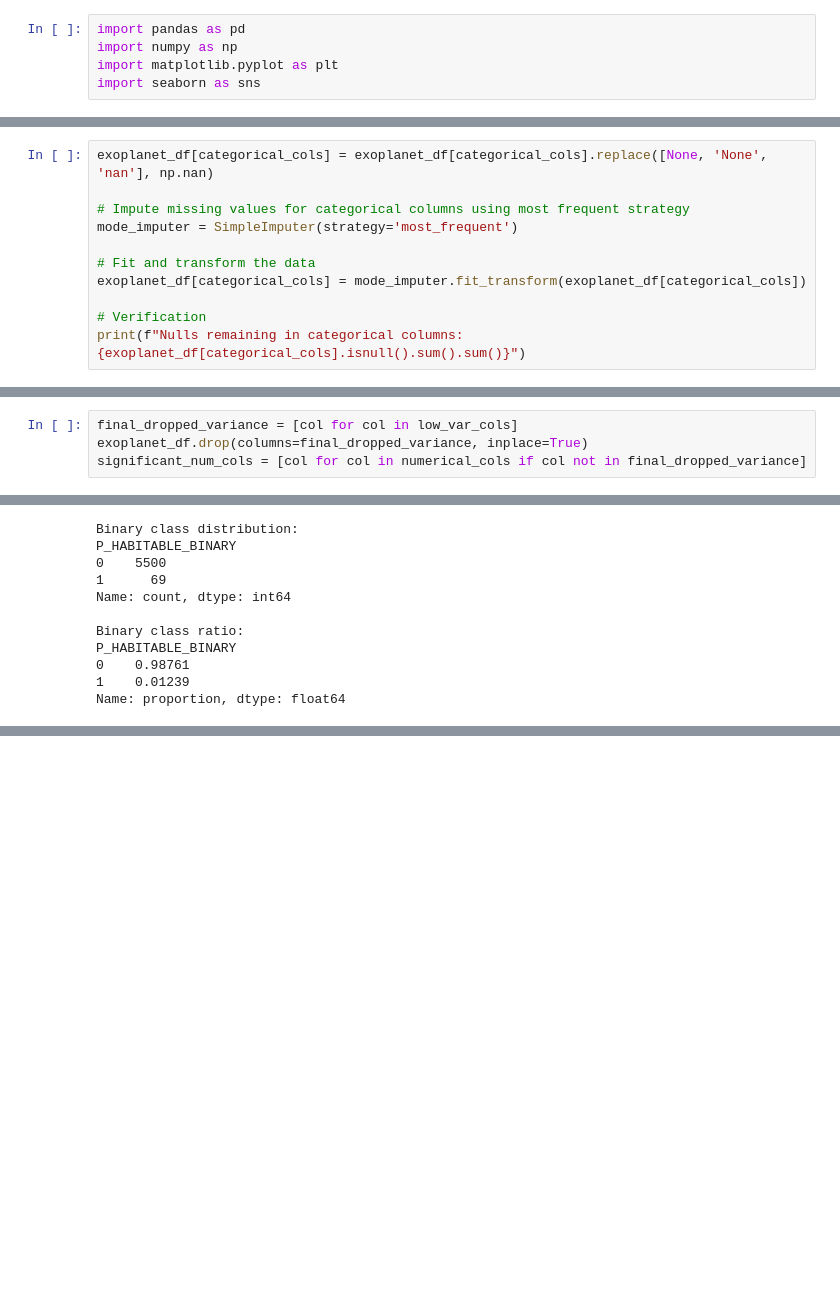
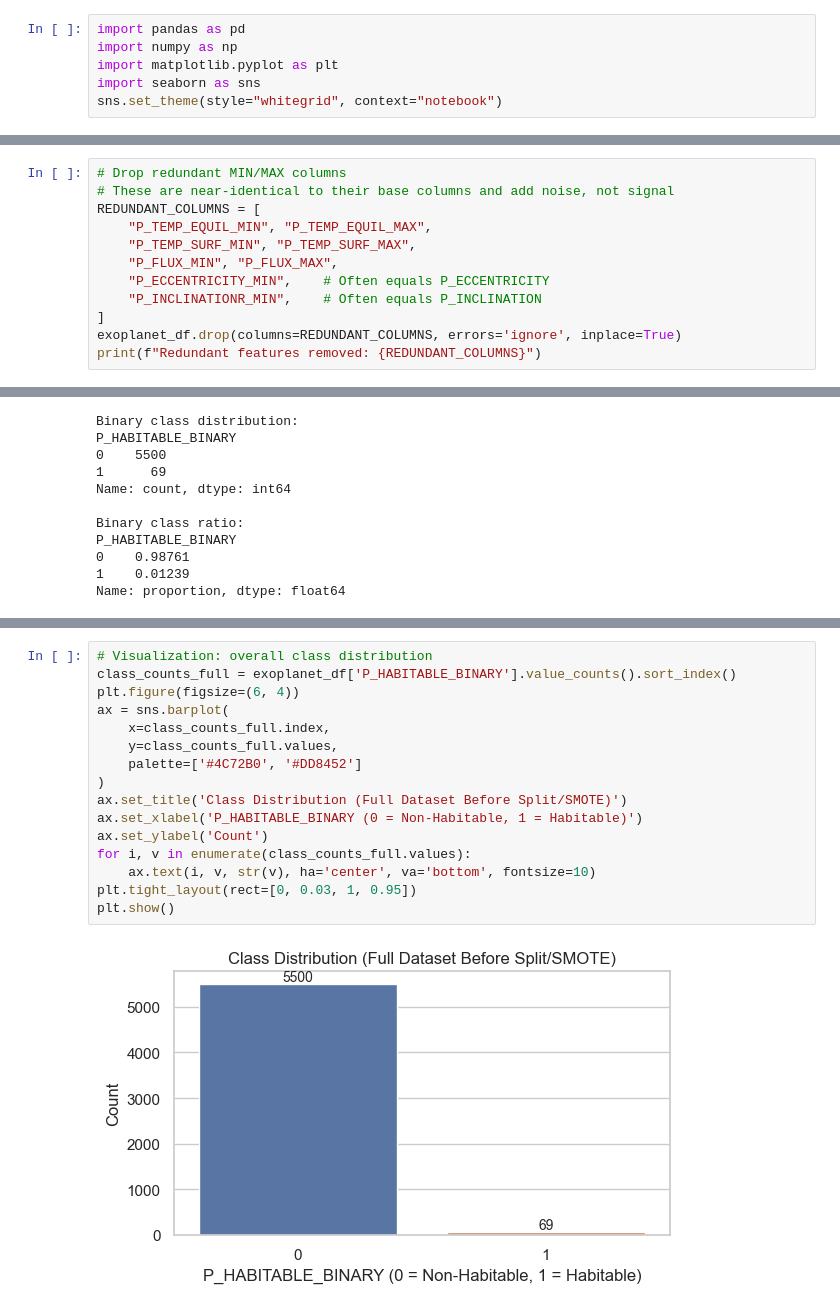
Before and after one commit to varshini-nandula/exohabitai, a Jupyter notebook: exoplanets.ipynb, the cells around one changed output, grey strips where cells are left out. Drawn from its saved outputs; the diff is of its cells as text; blank space fills up the shorter version.

```diff
--- a/exoplanets.ipynb
+++ b/exoplanets.ipynb
@@ -5,3 +5,4 @@ import pandas as pd
 import numpy as np
 import matplotlib.pyplot as plt
 import seaborn as sns
+sns.set_theme(style="whitegrid", context="notebook")
@@ -288,11 +86,0 @@ for col in numerical_cols:
-# %%
-exoplanet_df[categorical_cols] = exoplanet_df[categorical_cols].replace([None, 'None', 'nan'], np.nan)
-
-# Impute missing values for categorical columns using most frequent strategy
-mode_imputer = SimpleImputer(strategy='most_frequent')
-
-# Fit and transform the data
-exoplanet_df[categorical_cols] = mode_imputer.fit_transform(exoplanet_df[categorical_cols])
-
-# Verification
-print(f"Nulls remaining in categorical columns: {exoplanet_df[categorical_cols].isnull().sum().sum()}")
@@ -395,4 +86,0 @@ Features with low variance List: ['P_HILL_SPHERE', 'S_TIDAL_LOCK']
-# %%
-final_dropped_variance = [col for col in low_var_cols]
-exoplanet_df.drop(columns=final_dropped_variance, inplace=True)
-significant_num_cols = [col for col in numerical_cols if col not in final_dropped_variance]
@@ -467,0 +110,12 @@ scaled_num_df = pd.DataFrame(
+# %%
+# Drop redundant MIN/MAX columns
+# These are near-identical to their base columns and add noise, not signal
+REDUNDANT_COLUMNS = [
+    "P_TEMP_EQUIL_MIN", "P_TEMP_EQUIL_MAX",
+    "P_TEMP_SURF_MIN", "P_TEMP_SURF_MAX",
+    "P_FLUX_MIN", "P_FLUX_MAX",
+    "P_ECCENTRICITY_MIN",    # Often equals P_ECCENTRICITY
+    "P_INCLINATIONR_MIN",    # Often equals P_INCLINATION
+]
+exoplanet_df.drop(columns=REDUNDANT_COLUMNS, errors='ignore', inplace=True)
+print(f"Redundant features removed: {REDUNDANT_COLUMNS}")
@@ -1203,0 +184,18 @@ PIPELINE TYPE: <class 'sklearn.pipeline.Pipeline'>
+# %%
+# Visualization: overall class distribution
+class_counts_full = exoplanet_df['P_HABITABLE_BINARY'].value_counts().sort_index()
+plt.figure(figsize=(6, 4))
+ax = sns.barplot(
+    x=class_counts_full.index,
+    y=class_counts_full.values,
+    palette=['#4C72B0', '#DD8452']
+)
+ax.set_title('Class Distribution (Full Dataset Before Split/SMOTE)')
+ax.set_xlabel('P_HABITABLE_BINARY (0 = Non-Habitable, 1 = Habitable)')
+ax.set_ylabel('Count')
+for i, v in enumerate(class_counts_full.values):
+    ax.text(i, v, str(v), ha='center', va='bottom', fontsize=10)
+plt.tight_layout(rect=[0, 0.03, 1, 0.95])
+plt.show()
+# %% [output]
+[figure, added]
```
Also changed, not shown: parts of 145 cells of this notebook, 1 other file.
